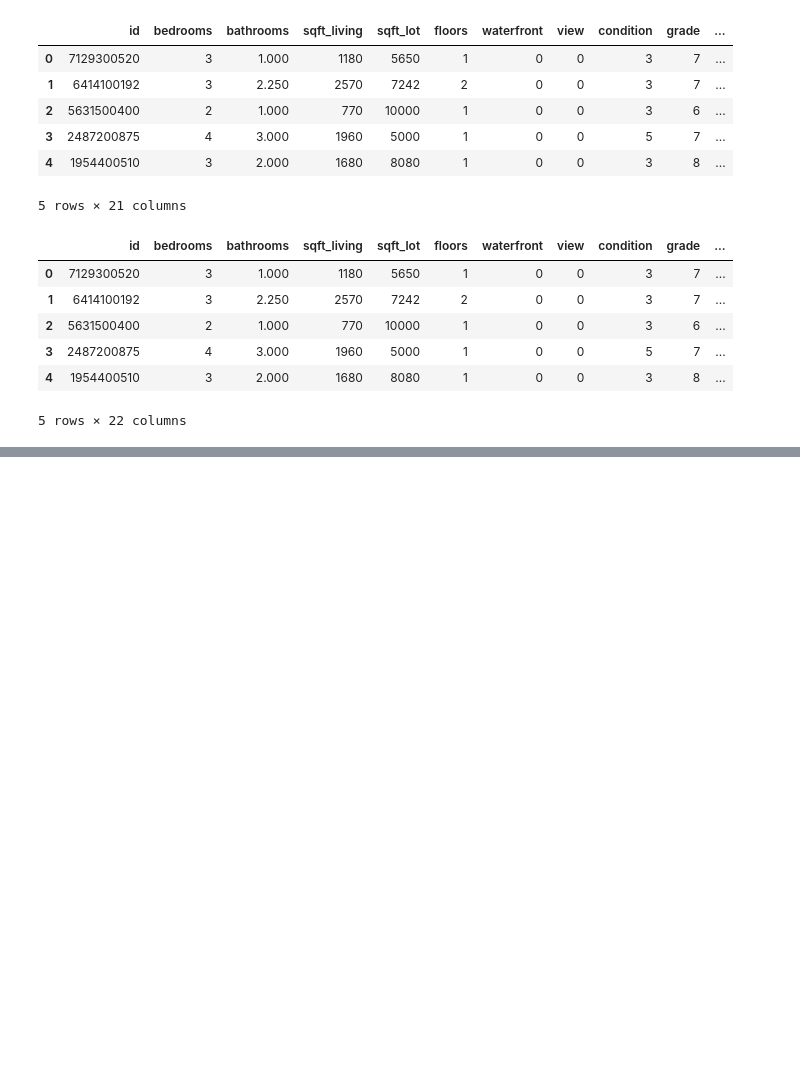
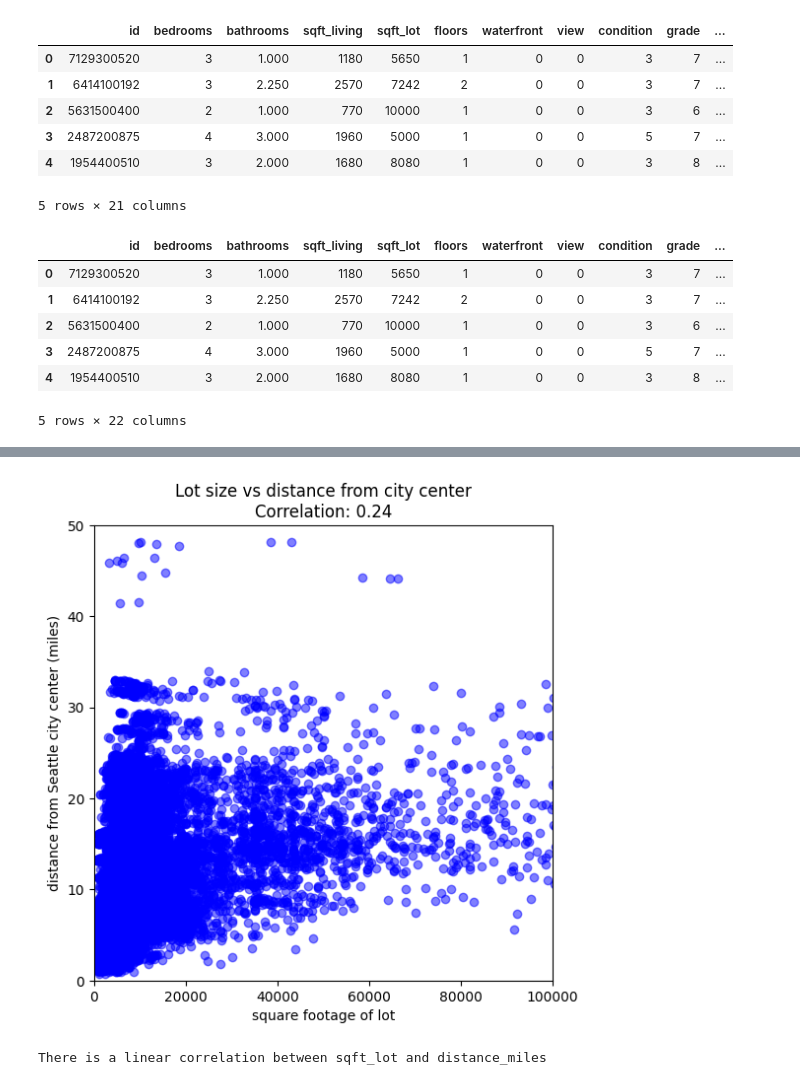
Before and after one commit to sarathisisme/eda_project, a Jupyter notebook: EDA.ipynb, the cells around one changed output, grey strips where cells are left out. Drawn from its saved outputs; the diff is of its cells as text; code cells hidden in the pictures; blank space fills up the shorter version.

```diff
--- a/EDA.ipynb
+++ b/EDA.ipynb
@@ -149,0 +236,34 @@ df.head()
+# %%
+fig, ax = plt.subplots(figsize=(6, 6))   # ⬅️ square figure
+
+ax.scatter(df["sqft_lot"], df["distance_miles"], alpha=0.5, color = 'blue')
+
+ax.set_xlabel("square footage of lot")
+ax.set_ylabel("distance from Seattle city center (miles)")
+ax.set_xlim(0, 100000)
+ax.set_ylim(0, 50)
+ax.set_title(f"Lot size vs distance from city center\nCorrelation: {pearson_hypothesis2:.2f}")
+
+plt.show()
+# %% [output]
+[figure, added]
+# %%
+#Hypothesis Testing
+#H0: There is no linear correlation between sqft_lot and distance_miles
+#H1: There is a linear correlation between sqft_lot and distance_miles
+
+x_hyph2 = df["sqft_lot"]
+y_hyph2 = df["distance_miles"]
+
+corr2, p_value2 = pearsonr(x_hyph2, y_hyph2)
+
+corr2, p_value2
+
+alpha2 = 0.05
+
+if p_value2 < alpha2:
+    print("There is a linear correlation between sqft_lot and distance_miles")
+else:
+    print("There is no linear correlation between sqft_lot and distance_miles")
+# %% [output]
+There is a linear correlation between sqft_lot and distance_miles
```
Also changed, not shown: parts of 13 cells of this notebook.
